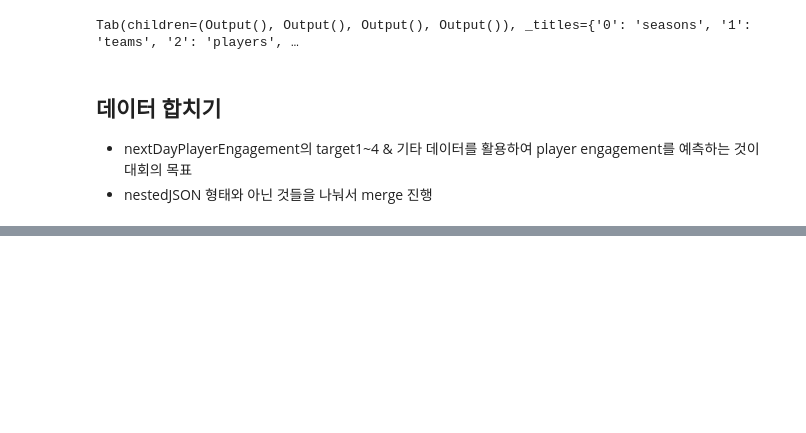
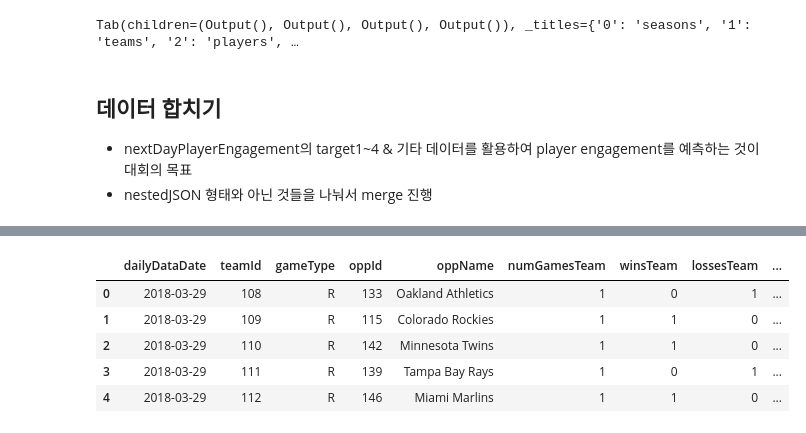
Before and after one commit to starfishkenny/Projects, a Jupyter notebook: 20210715_Train&Others.ipynb, the cells around one changed output, grey strips where cells are left out. Drawn from its saved outputs; the diff is of its cells as text; code cells hidden in the pictures; blank space fills up the shorter version.

```diff
--- a/20210715_Train&Others.ipynb
+++ b/20210715_Train&Others.ipynb
@@ -959,0 +1014,5 @@ NameError: name 'player_game_stats' is not defined
+# %%
+%%time
+
+team_date_stats_agg.head(5)
+# %% [output]
@@ -959,0 +1020,6 @@ NameError: name 'player_game_stats' is not defined
+|  | dailyDataDate | teamId | gameType | oppId | oppName | numGamesTeam | winsTeam | lossesTeam | ... |
+| 0 | 2018-03-29 | 108 | R | 133 | Oakland Athletics | 1 | 0 | 1 | ... |
+| 1 | 2018-03-29 | 109 | R | 115 | Colorado Rockies | 1 | 1 | 0 | ... |
+| 2 | 2018-03-29 | 110 | R | 142 | Minnesota Twins | 1 | 1 | 0 | ... |
+| 3 | 2018-03-29 | 111 | R | 139 | Tampa Bay Rays | 1 | 0 | 1 | ... |
+| 4 | 2018-03-29 | 112 | R | 146 | Miami Marlins | 1 | 1 | 0 | ... |
```
Also changed, not shown: parts of 9 cells of this notebook.
